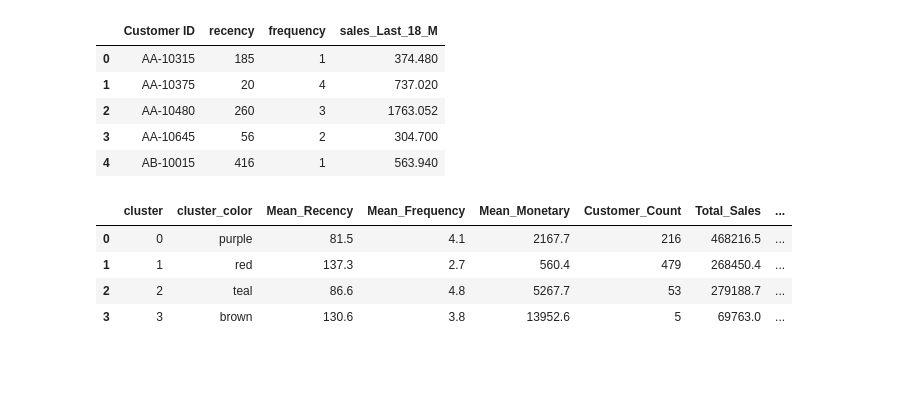
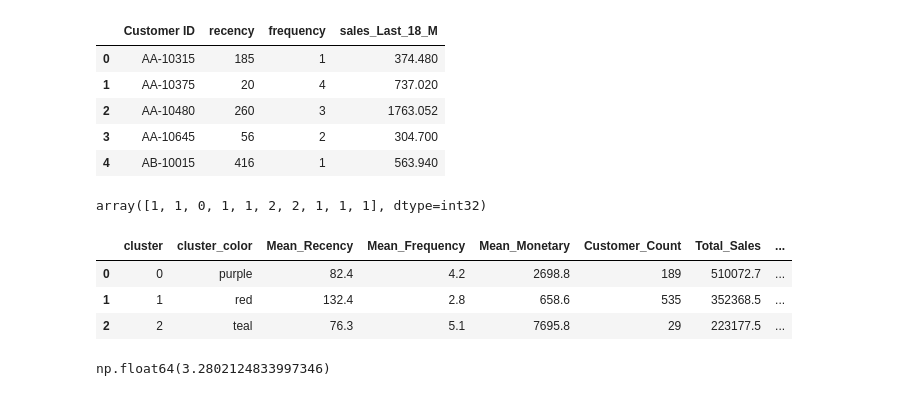
Before and after one commit to waseemshammout/amazon_customer_segmentation, a Jupyter notebook: notebook.ipynb, the cells around one changed output. Saved outputs shown, nothing was run; the diff lists cells and outputs as text; code cells hidden in the pictures; blank space fills up the shorter version.

```diff
--- a/notebook.ipynb
+++ b/notebook.ipynb
@@ -61,6 +62,9 @@ samples = datamart[['recency','frequency','sales_Last_18_M']].values
 # %%
+# In this step, we are going to cluster the 753 customers into 4 clusters using their RFM data
 from sklearn.cluster import KMeans
 
-km = KMeans(n_clusters=4, random_state=1)
+km = KMeans(n_clusters=3, random_state=1)
 km.fit(samples)
-datamart['cluster'] = km.labels_
+km.labels_[:10]
+# %% [output]
+array([1, 1, 0, 1, 1, 2, 2, 1, 1, 1], dtype=int32)
@@ -67,28 +73,31 @@ datamart['cluster'] = km.labels_
 # %%
-colors = {0:'purple',1:'red',2:'teal',3:'brown'}
+colors = {0:'purple',1:'red',2:'teal'}
 datamart['cluster_color'] = datamart['cluster'].map(colors)
 # %%
 customer_cluster_summary = (
     datamart.groupby(['cluster',"cluster_color"]).agg(
         Mean_Recency=("recency", "mean"),
         Mean_Frequency=("frequency", "mean"),
         Mean_Monetary=("sales_Last_18_M", "mean"),
         Customer_Count=("Customer ID", "count"),
         Total_Sales=("sales_Last_18_M", "sum"),
-        Total_Sales_K=("sales_Last_18_M", lambda x: sum(x / 1000)),
+        Total_Sales_K=("sales_Last_18_M", lambda x: sum(x / 100)),
     ).round(1)
 ).reset_index()
 customer_cluster_summary
 # %% [output]
 |  | cluster | cluster_color | Mean_Recency | Mean_Frequency | Mean_Monetary | Customer_Count | Total_Sales | ... |
-| 0 | 0 | purple | 81.5 | 4.1 | 2167.7 | 216 | 468216.5 | ... |
-| 1 | 1 | red | 137.3 | 2.7 | 560.4 | 479 | 268450.4 | ... |
-| 2 | 2 | teal | 86.6 | 4.8 | 5267.7 | 53 | 279188.7 | ... |
-| 3 | 3 | brown | 130.6 | 3.8 | 13952.6 | 5 | 69763.0 | ... |
+| 0 | 0 | purple | 82.4 | 4.2 | 2698.8 | 189 | 510072.7 | ... |
+| 1 | 1 | red | 132.4 | 2.8 | 658.6 | 535 | 352368.5 | ... |
+| 2 | 2 | teal | 76.3 | 5.1 | 7695.8 | 29 | 223177.5 | ... |
 # %%
 r_line = datamart['recency'].mean()
 f_line = datamart['frequency'].mean()
 # customer_cluster_summary['Mean_Frequency'].mean()
+# %%
+f_line
+# %% [output]
+np.float64(3.2802124833997346)
 # %%
 import matplotlib.pyplot as plt
 
```
Also changed, not shown: parts of 9 cells of this notebook.
